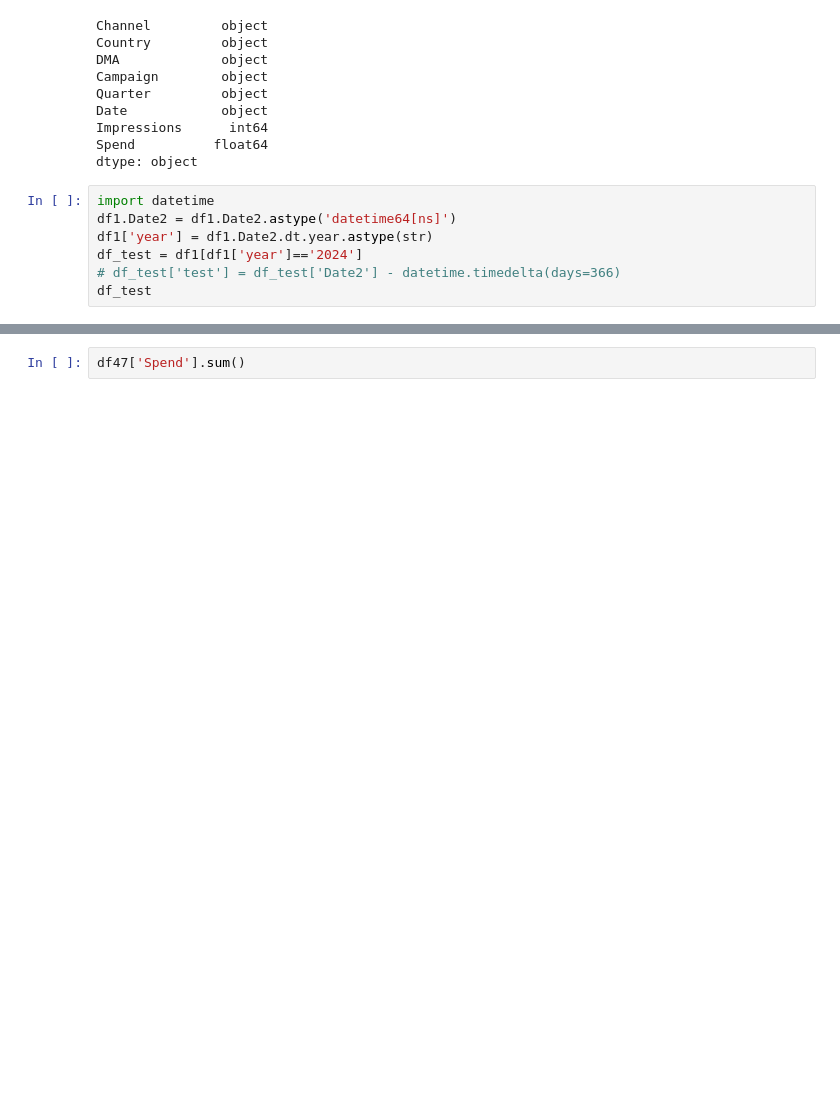
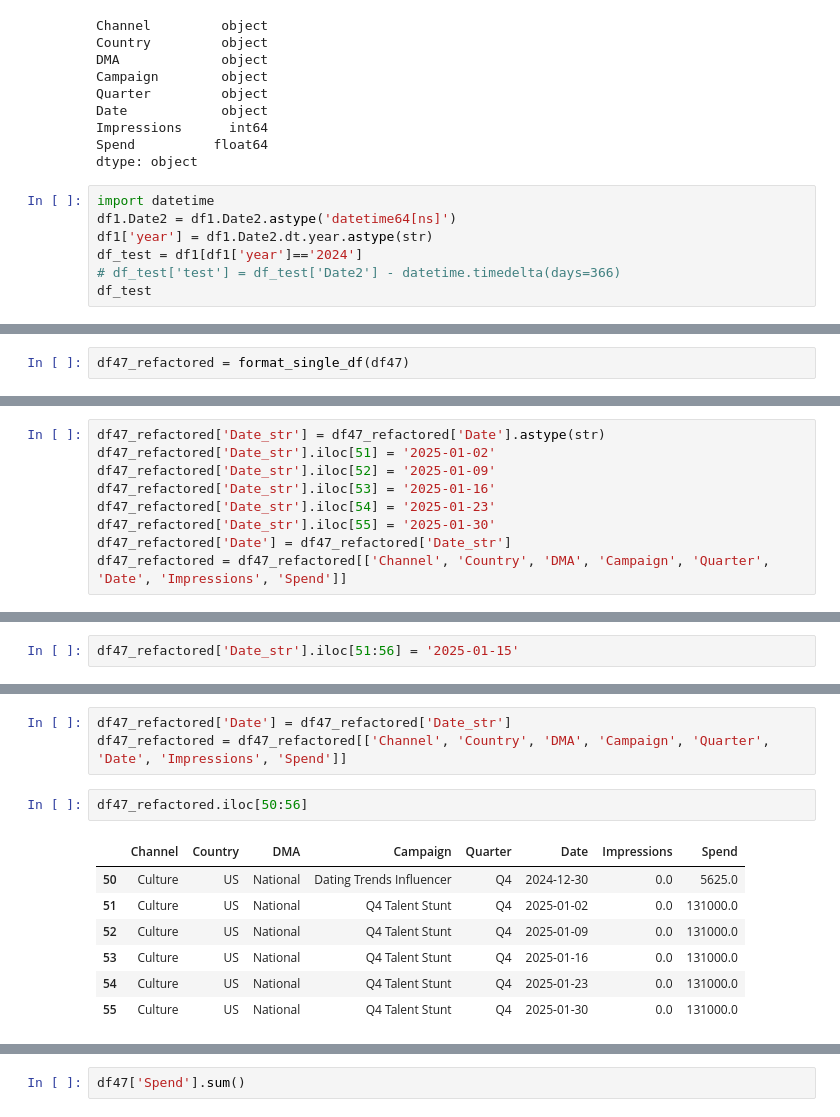
Before and after one commit to LeaZurfluh/Miscellaneous, a Jupyter notebook: data-transformation-misc.ipynb, the cells around one changed output, grey strips where cells are left out. Cells and saved outputs as stored; diff of their text form; blank space fills up the shorter version.

```diff
--- a/data-transformation-misc.ipynb
+++ b/data-transformation-misc.ipynb
@@ -375,0 +435,2 @@ df_test
+# %%
+df47_refactored = format_single_df(df47)
@@ -375,0 +449,9 @@ df_test
+# %%
+df47_refactored['Date_str'] = df47_refactored['Date'].astype(str)
+df47_refactored['Date_str'].iloc[51] = '2025-01-02'
+df47_refactored['Date_str'].iloc[52] = '2025-01-09'
+df47_refactored['Date_str'].iloc[53] = '2025-01-16'
+df47_refactored['Date_str'].iloc[54] = '2025-01-23'
+df47_refactored['Date_str'].iloc[55] = '2025-01-30'
+df47_refactored['Date'] = df47_refactored['Date_str']
+df47_refactored = df47_refactored[['Channel', 'Country', 'DMA', 'Campaign', 'Quarter', 'Date', 'Impressions', 'Spend']]
@@ -375,0 +476,2 @@ df_test
+# %%
+df47_refactored['Date_str'].iloc[51:56] = '2025-01-15'
@@ -375,0 +493,13 @@ df_test
+# %%
+df47_refactored['Date'] = df47_refactored['Date_str']
+df47_refactored = df47_refactored[['Channel', 'Country', 'DMA', 'Campaign', 'Quarter', 'Date', 'Impressions', 'Spend']]
+# %%
+df47_refactored.iloc[50:56]
+# %% [output]
+|  | Channel | Country | DMA | Campaign | Quarter | Date | Impressions | Spend |
+| 50 | Culture | US | National | Dating Trends Influencer | Q4 | 2024-12-30 | 0.0 | 5625.0 |
+| 51 | Culture | US | National | Q4 Talent Stunt | Q4 | 2025-01-02 | 0.0 | 131000.0 |
+| 52 | Culture | US | National | Q4 Talent Stunt | Q4 | 2025-01-09 | 0.0 | 131000.0 |
+| 53 | Culture | US | National | Q4 Talent Stunt | Q4 | 2025-01-16 | 0.0 | 131000.0 |
+| 54 | Culture | US | National | Q4 Talent Stunt | Q4 | 2025-01-23 | 0.0 | 131000.0 |
+| 55 | Culture | US | National | Q4 Talent Stunt | Q4 | 2025-01-30 | 0.0 | 131000.0 |
```
Also changed, not shown: parts of 29 cells of this notebook.
